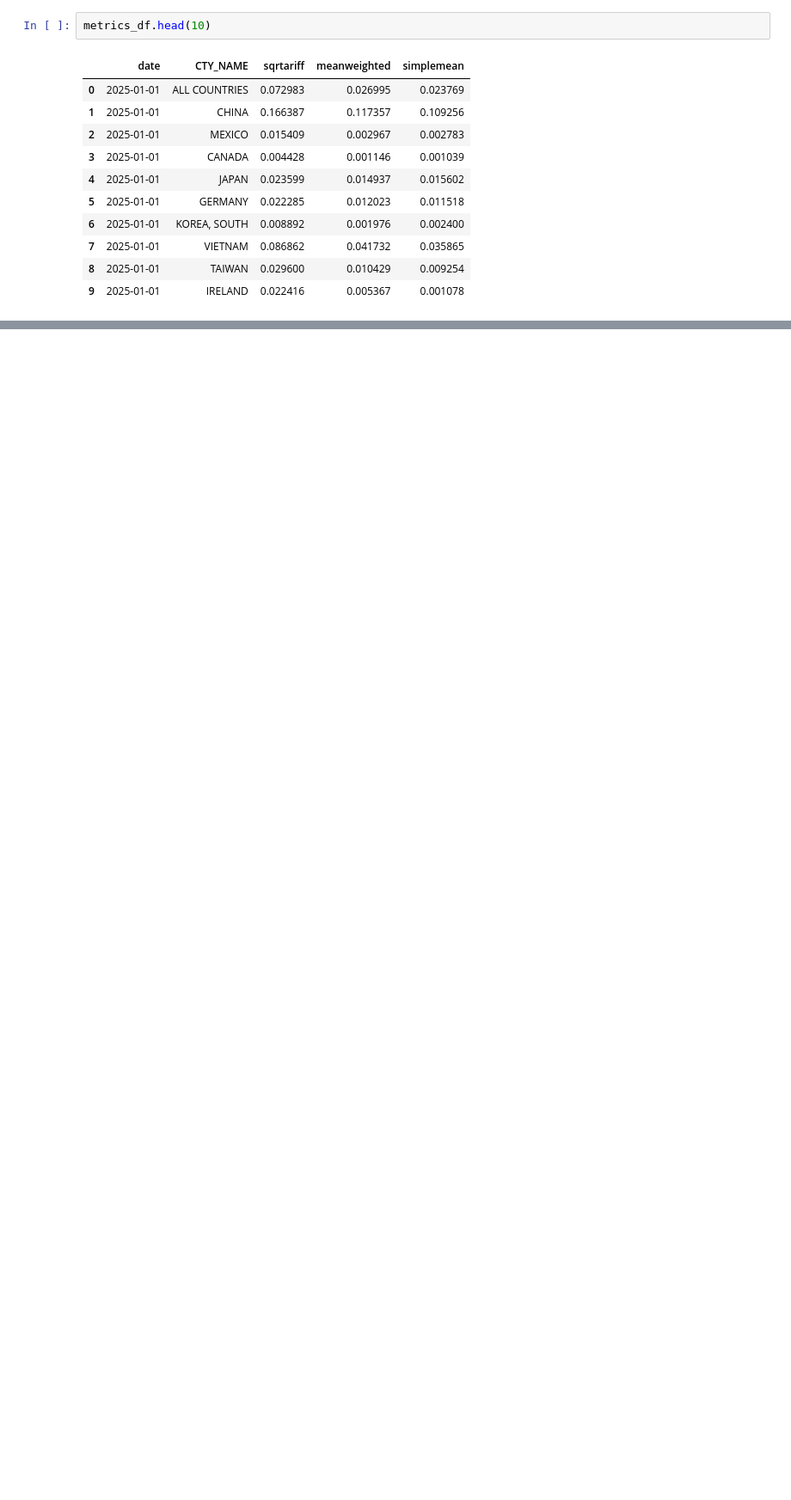
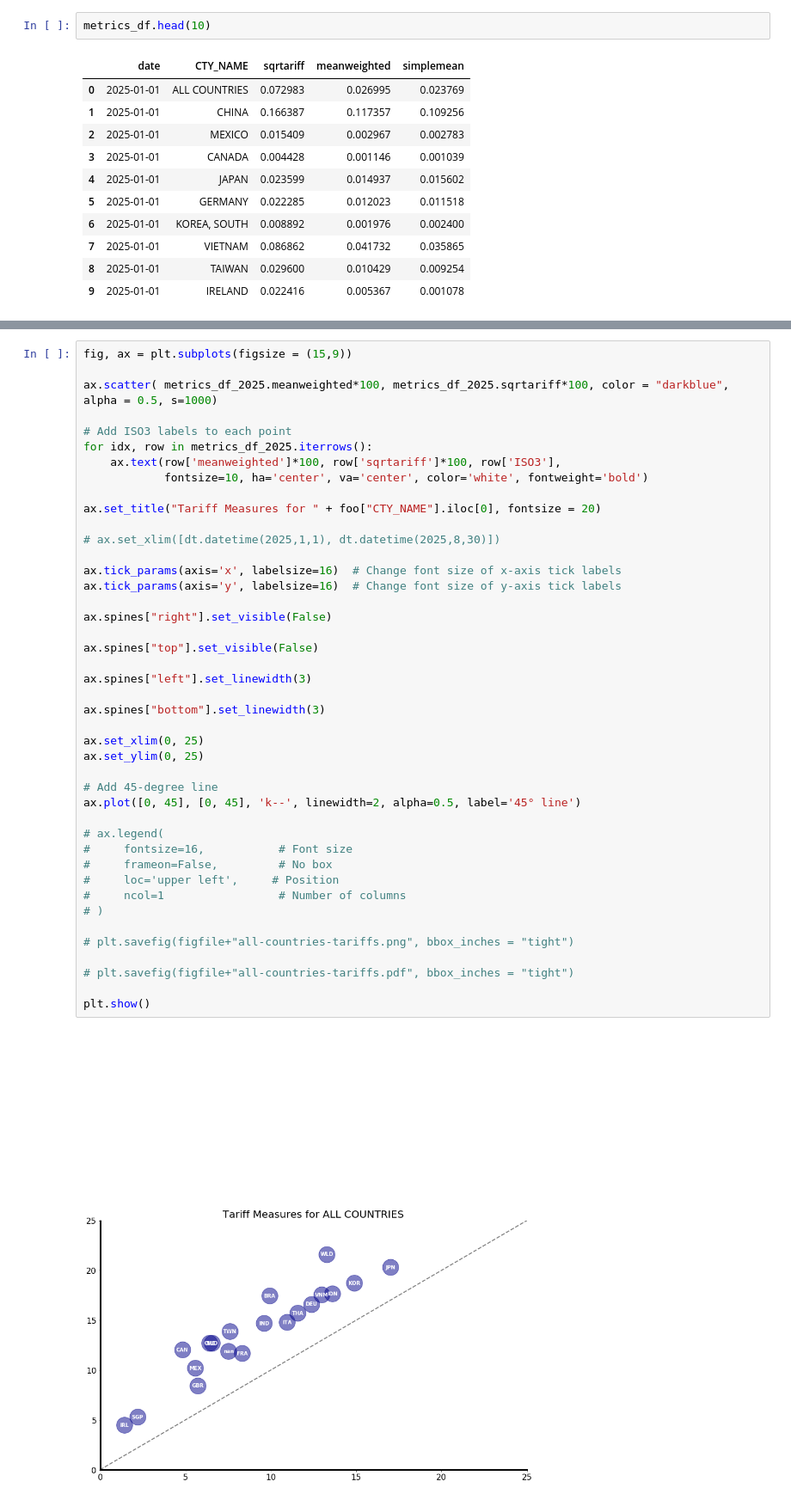
Before and after one commit to tradewartracker/how-restrictive-us-trade, a Jupyter notebook: TRI-all-country-altweights.ipynb, the cells around one changed output, grey strips where cells are left out. Shown at 86% size. Cells and saved outputs as stored; diff of their text form; blank space fills up the shorter version.

```diff
--- a/TRI-all-country-altweights.ipynb
+++ b/TRI-all-country-altweights.ipynb
@@ -668,0 +892,45 @@ metrics_df.head(10)
+# %%
+fig, ax = plt.subplots(figsize = (15,9))
+
+ax.scatter( metrics_df_2025.meanweighted*100, metrics_df_2025.sqrtariff*100, color = "darkblue", alpha = 0.5, s=1000)
+
+# Add ISO3 labels to each point
+for idx, row in metrics_df_2025.iterrows():
+    ax.text(row['meanweighted']*100, row['sqrtariff']*100, row['ISO3'],
+            fontsize=10, ha='center', va='center', color='white', fontweight='bold')
+
+ax.set_title("Tariff Measures for " + foo["CTY_NAME"].iloc[0], fontsize = 20)
+
+# ax.set_xlim([dt.datetime(2025,1,1), dt.datetime(2025,8,30)])
+
+ax.tick_params(axis='x', labelsize=16)  # Change font size of x-axis tick labels
+ax.tick_params(axis='y', labelsize=16)  # Change font size of y-axis tick labels
+
+ax.spines["right"].set_visible(False)
+
+ax.spines["top"].set_visible(False)
+
+ax.spines["left"].set_linewidth(3)
+
+ax.spines["bottom"].set_linewidth(3)
+
+ax.set_xlim(0, 25)
+ax.set_ylim(0, 25)
+
+# Add 45-degree line
+ax.plot([0, 45], [0, 45], 'k--', linewidth=2, alpha=0.5, label='45° line')
+
+# ax.legend(
+#     fontsize=16,           # Font size
+#     frameon=False,         # No box
+#     loc='upper left',     # Position
+#     ncol=1                 # Number of columns
+# )
+
+# plt.savefig(figfile+"all-countries-tariffs.png", bbox_inches = "tight")
+
+# plt.savefig(figfile+"all-countries-tariffs.pdf", bbox_inches = "tight")
+
+plt.show()
+# %% [output]
+[figure, added]
```
Also changed, not shown: parts of 21 cells of this notebook.
